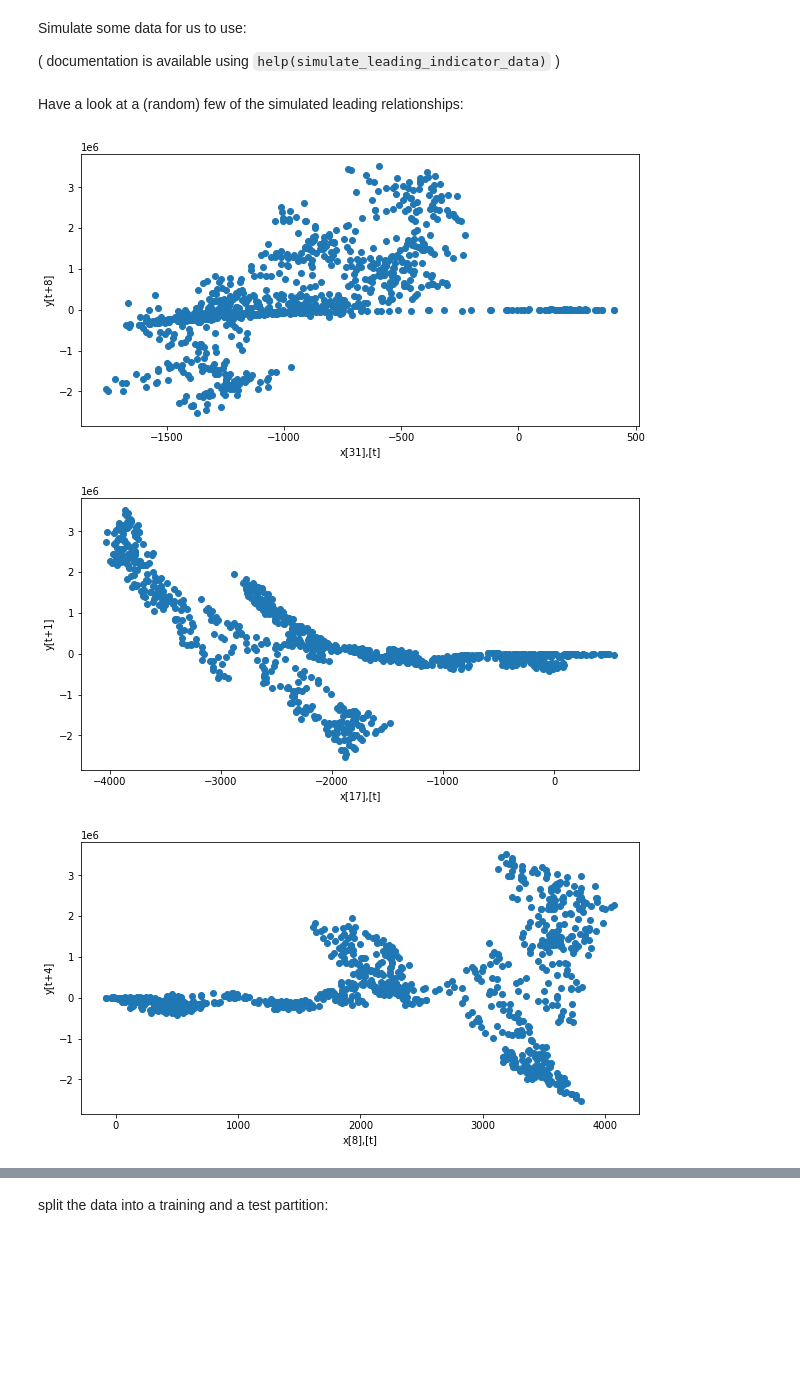
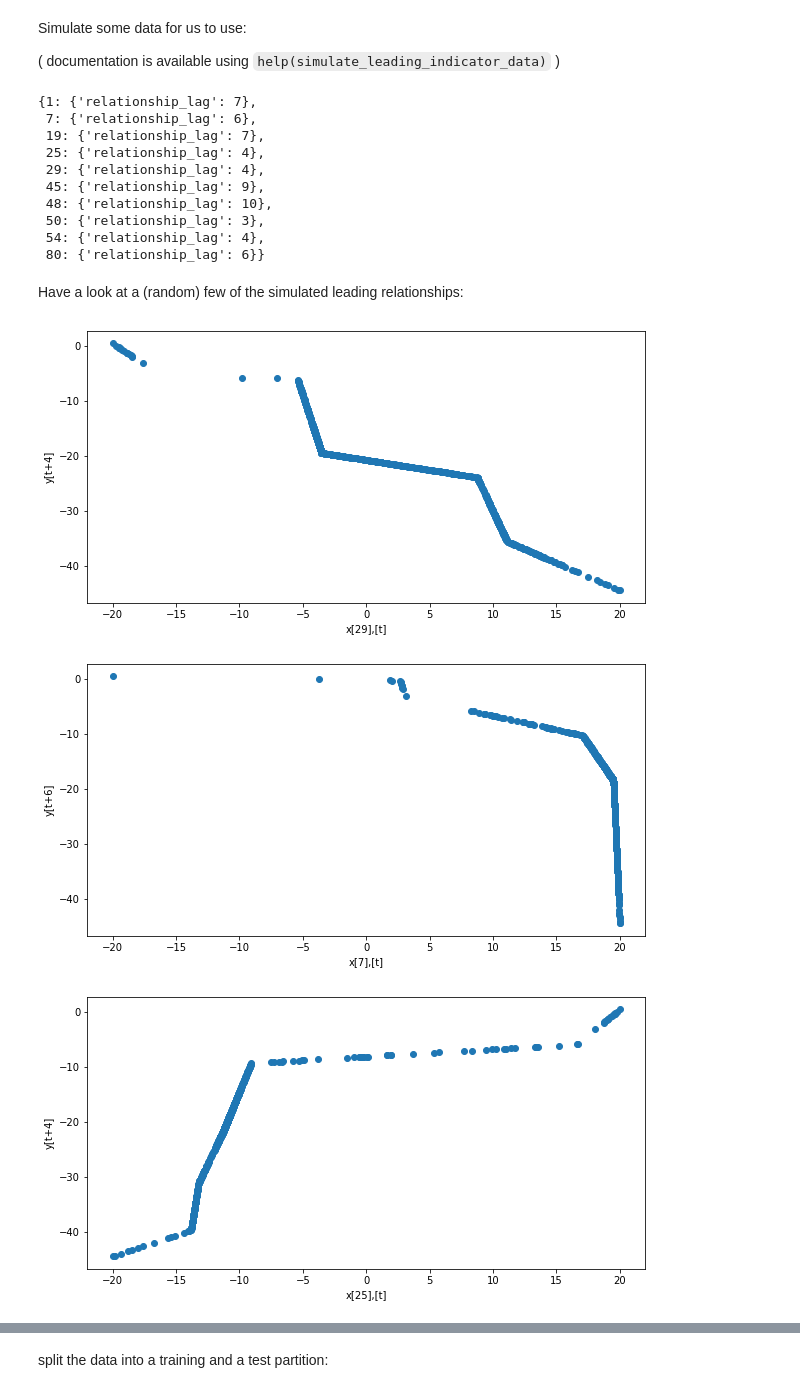
Before and after one commit to J-sephB-lt-n/schuberts_leader, a Jupyter notebook: docs/implementation_examples.ipynb, the cells around one changed output, grey strips where cells are left out. Drawn from its saved outputs; the diff is of its cells as text; code cells hidden in the pictures; blank space fills up the shorter version.

Commit message:
apart from .predict, everything looking great

```diff
--- a/docs/implementation_examples.ipynb
+++ b/docs/implementation_examples.ipynb
@@ -13,26 +13,46 @@ Simulate some data for us to use:
 # %%
 sim_explain_dict, y_arr, X_arr = simulate_leading_indicator_data(
         n_time_points = 1_000
-    ,   n_predictors = 50
-    ,   n_leading_indicator_effects = 5
-    ,   lagged_effect_time_min_max = (1,10)
-    ,   polynomial_coefs_min_max = (
-        (-1,1),
-        (-0.01,0.01), #(-0.002,0.002),
-        (-0.0001,0.0001), #(-0.00002,0.00002),
-    )
+    ,   n_predictors = 100
+    ,   n_leading_indicators = 10
+    ,   lagged_effect_time_min_max = (1,20)
+    ,   n_y_breakpoints = 5
+    ,   noise_std_dev = 0
 )
+#sim_explain_dict, y_arr, X_arr = simulate_leading_indicator_data(
+#        n_time_points = 1_000
+#    ,   n_predictors = 50
+#    ,   n_leading_indicator_effects = 5
+#    ,   lagged_effect_time_min_max = (1,10)
+#    ,   polynomial_coefs_min_max = (
+#        (-1,1),
+#        (-0.01,0.01), #(-0.002,0.002),
+#        (-0.0001,0.0001), #(-0.00002,0.00002),
+#    )
+#)
 X_varnames = [f"X_{i}" for i in range(X_arr.shape[1])]
+pprint(sim_explain_dict)
+# %% [output]
+{1: {'relationship_lag': 7},
+ 7: {'relationship_lag': 6},
+ 19: {'relationship_lag': 7},
+ 25: {'relationship_lag': 4},
+ 29: {'relationship_lag': 4},
+ 45: {'relationship_lag': 9},
+ 48: {'relationship_lag': 10},
+ 50: {'relationship_lag': 3},
+ 54: {'relationship_lag': 4},
+ 80: {'relationship_lag': 6}}
 # %% [markdown]
 Have a look at a (random) few of the simulated leading relationships:
 # %%
 for k in np.random.choice(list(sim_explain_dict.keys()), size=5, replace=False):
-    lag_i = sim_explain_dict[k][0]["lag"]
+    lag_i = sim_explain_dict[k]["relationship_lag"]
     plt.figure( figsize=(10,5) )
     plt.scatter( X_arr[:(len(X_arr)-lag_i),k], y_arr[lag_i:] )
     plt.xlabel( f"x[{k}],[t]" )
     plt.ylabel( f"y[t+{lag_i}]" )
 # %% [output]
-[figure, old version]
+[figure, new version]
-[figure, old version]
+[figure, new version]
-[figure, old version]
+[figure, new version]
```
Also changed, not shown: parts of 6 cells of this notebook, 1 other file.
